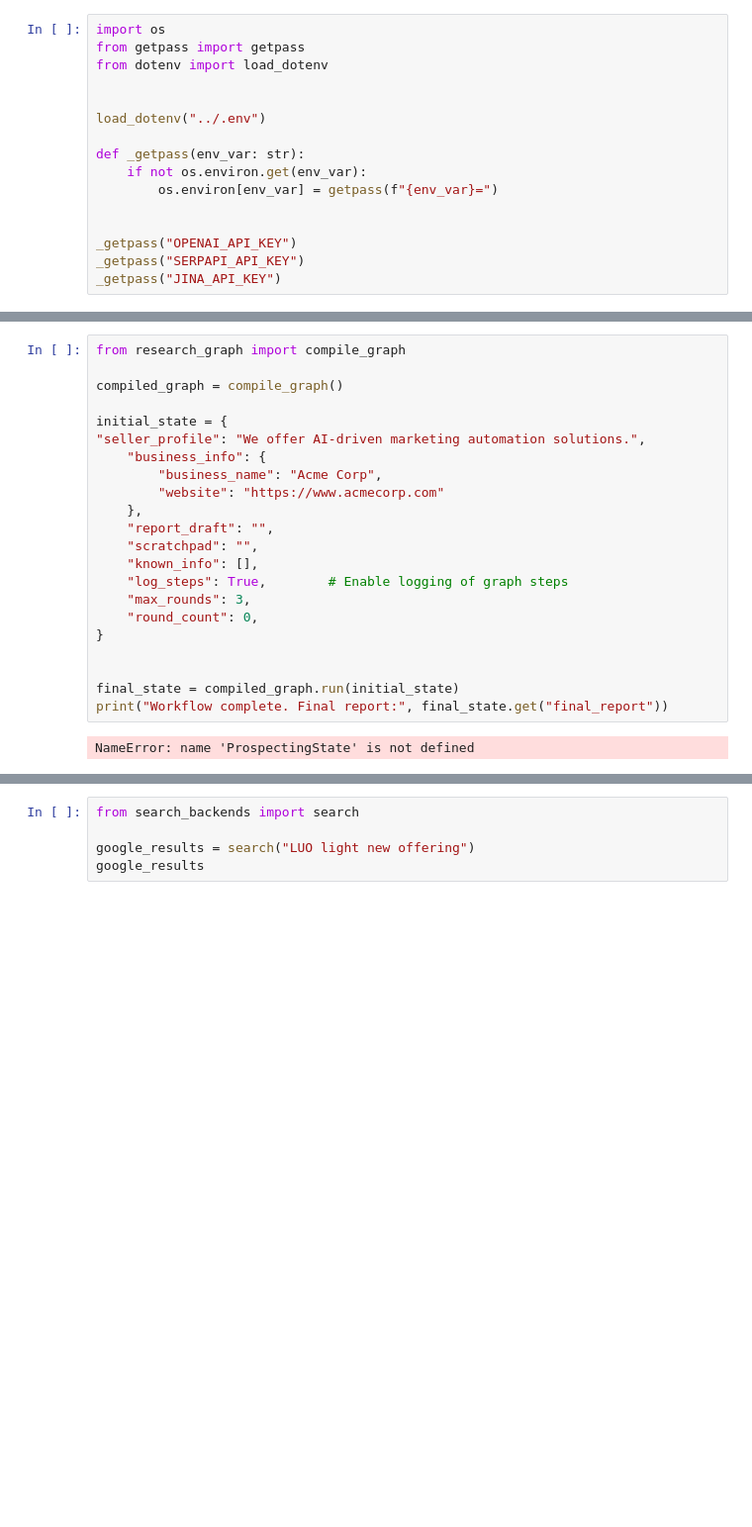
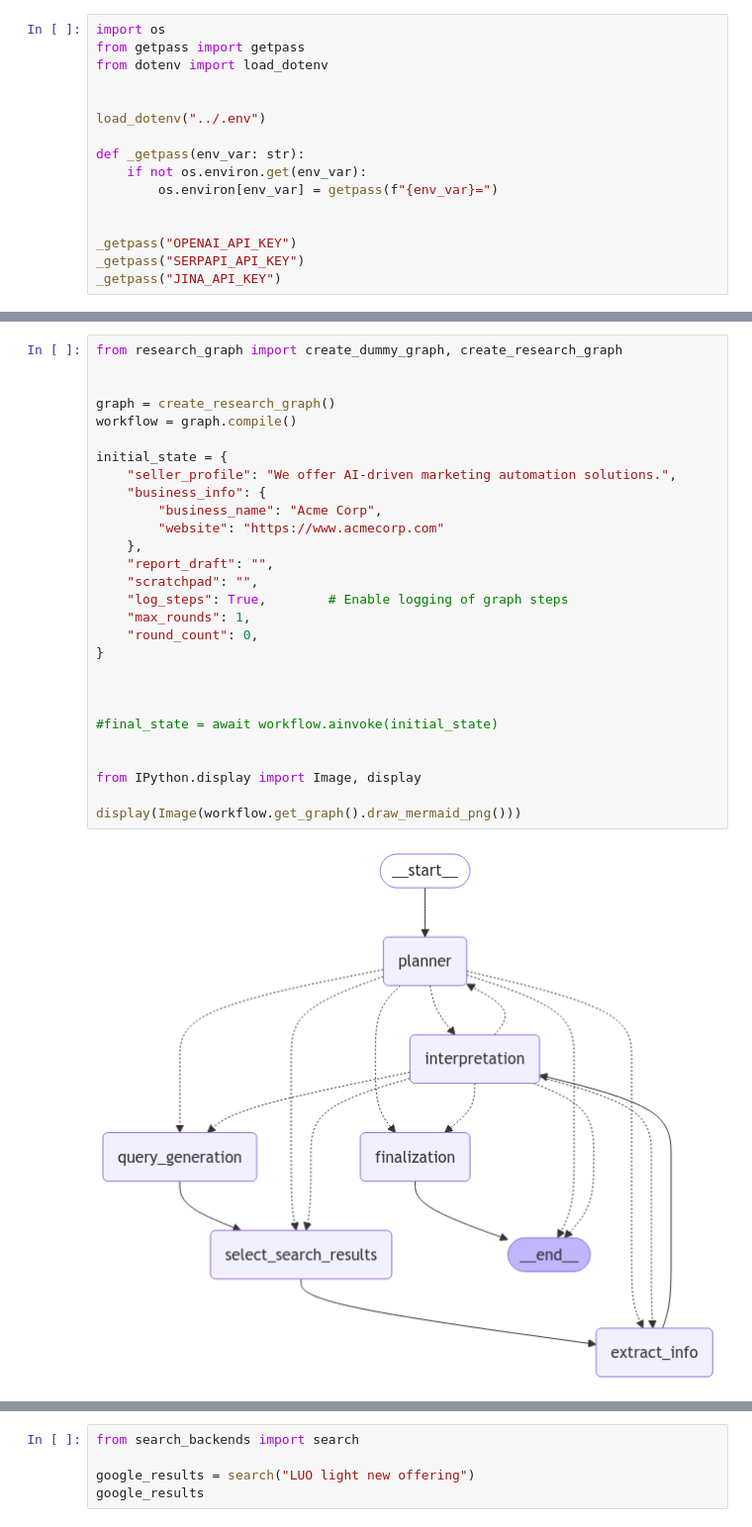
Before and after one commit to Sebleko/outreach_automation, a Jupyter notebook: research/first_approach/main.ipynb, the cells around one changed output, grey strips where cells are left out. Shown: that part at 99% size. Drawn from its saved outputs; the diff is of its cells as text; blank space fills up the shorter version.

Commit message:
Finish the researcher agent

```diff
--- a/research/first_approach/main.ipynb
+++ b/research/first_approach/main.ipynb
@@ -20,24 +28,30 @@ _getpass("JINA_API_KEY")
 # %%
-from research_graph import compile_graph
+from research_graph import create_dummy_graph, create_research_graph
 
-compiled_graph = compile_graph()
+
+graph = create_research_graph()
+workflow = graph.compile()
 
 initial_state = {
-"seller_profile": "We offer AI-driven marketing automation solutions.",
+    "seller_profile": "We offer AI-driven marketing automation solutions.",
     "business_info": {
         "business_name": "Acme Corp",
         "website": "https://www.acmecorp.com"
     },
     "report_draft": "",
     "scratchpad": "",
-    "known_info": [],
     "log_steps": True,        # Enable logging of graph steps
-    "max_rounds": 3,
+    "max_rounds": 1,
     "round_count": 0,
 }
 
 
-final_state = compiled_graph.run(initial_state)
-print("Workflow complete. Final report:", final_state.get("final_report"))
+
+#final_state = await workflow.ainvoke(initial_state)
+
+
+from IPython.display import Image, display
+
+display(Image(workflow.get_graph().draw_mermaid_png()))
 # %% [output]
-NameError: name 'ProspectingState' is not defined
+[figure, added]
```
Also changed, not shown: parts of 2 cells of this notebook, 9 other files.
